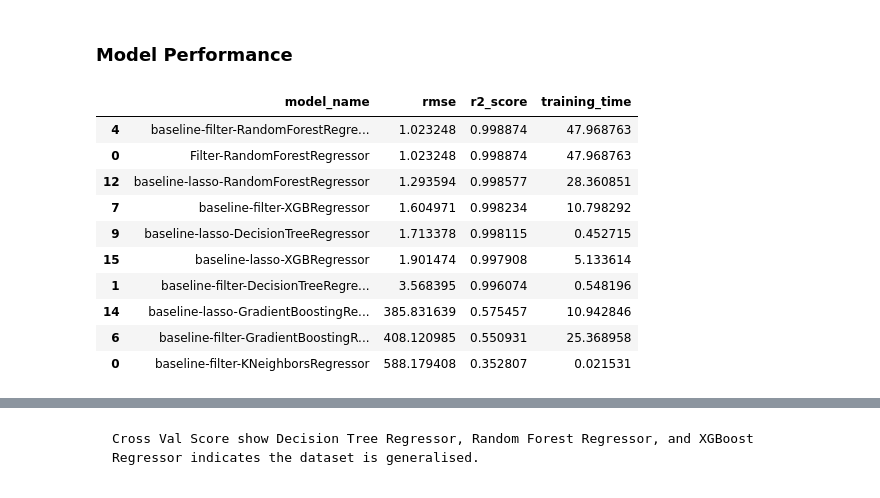
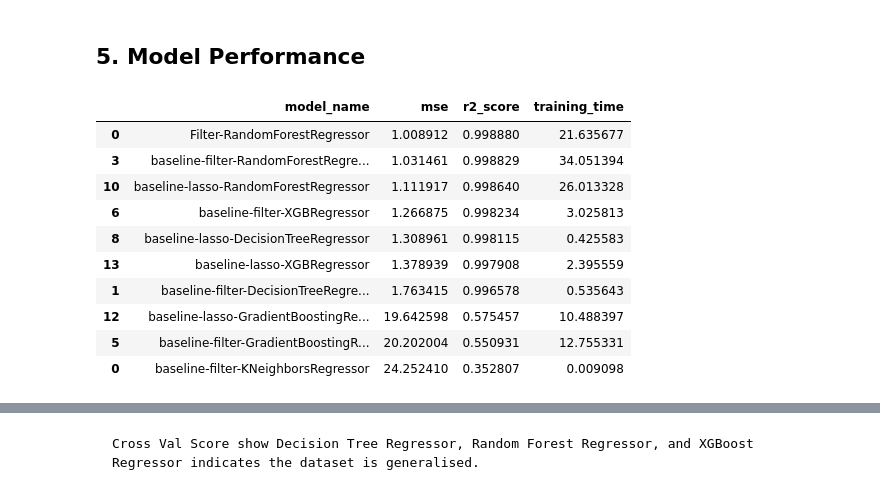
Before and after one commit to DandiMahendris/regression-model-cac, a Jupyter notebook: 04-modelling.ipynb, the cells around one changed output, grey strips where cells are left out. Saved outputs shown, nothing was run; the diff lists cells and outputs as text; code cells hidden in the pictures.

```diff
--- a/04-modelling.ipynb
+++ b/04-modelling.ipynb
@@ -130,7 +140,6 @@ def create_model_object(params: dict) -> list:
     baseline_knn = KNeighborsRegressor()
     baseline_dt = DecisionTreeRegressor()
     baseline_lr = LinearRegression()
-    baseline_svr = SVR()
     baseline_rf = RandomForestRegressor()
     baseline_ada = AdaBoostRegressor()
     baseline_gr = GradientBoostingRegressor()
@@ -141,7 +150,6 @@ def create_model_object(params: dict) -> list:
         {"model_name": baseline_knn.__class__.__name__, "model_object": baseline_knn, "model_uid": ""},
         {"model_name": baseline_dt.__class__.__name__, "model_object": baseline_dt, "model_uid": ""},
         {"model_name": baseline_lr.__class__.__name__, "model_object": baseline_lr, "model_uid": ""},
-        {"model_name": baseline_svr.__class__.__name__, "model_object": baseline_svr, "model_uid": ""},
         {"model_name": baseline_rf.__class__.__name__, "model_object": baseline_rf, "model_uid": ""},
         {"model_name": baseline_ada.__class__.__name__, "model_object": baseline_ada, "model_uid": ""},
         {"model_name": baseline_gr.__class__.__name__, "model_object": baseline_gr, "model_uid": ""},
@@ -191,7 +200,7 @@ def train_eval(configuration_model: str, params: dict, hyperparams_model: list =
 
         # Evaluation
         y_predict = model["model_object"].predict(X_valid[data])
-        rmse = mean_squared_error(y_valid[data], y_predict, squared=True)
+        mse = mean_squared_error(y_valid[data], y_predict, squared=False)
         r2 = r2_score(y_valid[data], y_predict)
 
         # Debug message
@@ -207,7 +216,7 @@ def train_eval(configuration_model: str, params: dict, hyperparams_model: list =
         training_log["model_uid"].append(uid)
         training_log["training_time"].append(training_time)
         training_log["training_date"].append(util.time_stamp())
-        training_log["rmse"].append(rmse)
+        training_log["mse"].append(mse)
         training_log["r2_score"].append(r2)
 
         # Collenct current trained model
@@ -234,7 +245,7 @@ def train_eval(configuration_model: str, params: dict, hyperparams_model: list =
 
     for config in X_train:
         # Debug message
-        util.print_debug("Training model based on configuration data: {}".format(config_data))
+        util.print_debug("Training model based on configuration data: {}".format(config))
 
         if hyperparams_model == None:
             list_of_model = create_model_object(params)
@@ -264,7 +275,7 @@ def train_eval(configuration_model: str, params: dict, hyperparams_model: list =
 
             # Evaluation
             y_predict = model["model_object"].predict(X_valid_data)
-            rmse = mean_squared_error(y_valid_data, y_predict, squared=True)
+            mse = mean_squared_error(y_valid_data, y_predict, squared=False)
             r2 = r2_score(y_valid_data, y_predict)
 
             # Debug message
@@ -280,7 +291,7 @@ def train_eval(configuration_model: str, params: dict, hyperparams_model: list =
             training_log["model_uid"].append(uid)
             training_log["training_time"].append(training_time)
             training_log["training_date"].append(util.time_stamp())
-            training_log["rmse"].append(rmse)
+            training_log["mse"].append(mse)
             training_log["r2_score"].append(r2)
 
             # Collenct current trained model
@@ -288,9 +299,11 @@ def train_eval(configuration_model: str, params: dict, hyperparams_model: list =
 
             # Debug Message
             util.print_debug("Model {} has been trained".format(model["model_name"]))
+            util.print_debug("-"*40)
 
         # Collect current trained list of model
         list_of_trained_model[config] = copy.deepcopy(trained_model)
+        util.print_debug("="*40)
 
     # Debug message
     util.print_debug("All combination models and data has been trained.")
@@ -375,7 +388,7 @@ def get_production_model(list_of_model, training_log, params):
             y_pred = prev_production_model["model_data"]["model_object"].predict(X_valid['filter'])
 
             # Re-asses prediction result
-            eval_res = mean_squared_error(y_valid['filter'], y_pred, squared = True)
+            eval_res = mean_squared_error(y_valid['filter'], y_pred, squared = False)
             eval_r2 = r2_score(y_valid['filter'], y_pred)
 
             # Debug message
@@ -385,7 +398,7 @@ def get_production_model(list_of_model, training_log, params):
             util.print_debug("Storing new metrics data to previous model structure.")
 
             # Update their performance log
-            prev_production_model["model_log"]["rmse"] = eval_res
+            prev_production_model["model_log"]["mse"] = eval_res
             prev_production_model["model_log"]["r2_score"] = eval_r2
 
             # Debug message
@@ -407,7 +420,7 @@ def get_production_model(list_of_model, training_log, params):
     util.print_debug("Sorting training log by f1 macro avg and training time.")
 
     # Sort training log by f1 score macro avg and trining time
-    best_model_log = training_log.sort_values(["rmse", "training_time"], ascending = [True, True]).iloc[0]
+    best_model_log = training_log.sort_values(["mse", "training_time"], ascending = [True, True]).iloc[0]
 
     # Debug message
     util.print_debug("Searching model data based on sorted training log.")
@@ -456,20 +469,20 @@ model, production_model_log, training_logs = get_production_model(list_of_traine
 # %% [markdown]
-### **Model Performance**
+## <b>5. Model Performance</b>
 # %%
 pd.set_option('display.max_colwidth', None)
 # pd.reset_option('display.max_colwidth')
-training_logs[["model_name", "rmse", "r2_score", "training_time"]].sort_values(["rmse", "r2_score","training_time"],
+training_logs[["model_name", "mse", "r2_score", "training_time"]].sort_values(["mse", "r2_score","training_time"],
                                                                                ascending=[True, True, True])\
                                                                                    .head(10)
 # %% [output]
-|  | model_name | rmse | r2_score | training_time |
-| 4 | baseline-filter-RandomForestRegre... | 1.023248 | 0.998874 | 47.968763 |
-| 0 | Filter-RandomForestRegressor | 1.023248 | 0.998874 | 47.968763 |
-| 12 | baseline-lasso-RandomForestRegressor | 1.293594 | 0.998577 | 28.360851 |
-| 7 | baseline-filter-XGBRegressor | 1.604971 | 0.998234 | 10.798292 |
-| 9 | baseline-lasso-DecisionTreeRegressor | 1.713378 | 0.998115 | 0.452715 |
-| 15 | baseline-lasso-XGBRegressor | 1.901474 | 0.997908 | 5.133614 |
-| 1 | baseline-filter-DecisionTreeRegre... | 3.568395 | 0.996074 | 0.548196 |
-| 14 | baseline-lasso-GradientBoostingRe... | 385.831639 | 0.575457 | 10.942846 |
-| 6 | baseline-filter-GradientBoostingR... | 408.120985 | 0.550931 | 25.368958 |
-| 0 | baseline-filter-KNeighborsRegressor | 588.179408 | 0.352807 | 0.021531 |
+|  | model_name | mse | r2_score | training_time |
+| 0 | Filter-RandomForestRegressor | 1.008912 | 0.998880 | 21.635677 |
+| 3 | baseline-filter-RandomForestRegre... | 1.031461 | 0.998829 | 34.051394 |
+| 10 | baseline-lasso-RandomForestRegressor | 1.111917 | 0.998640 | 26.013328 |
+| 6 | baseline-filter-XGBRegressor | 1.266875 | 0.998234 | 3.025813 |
+| 8 | baseline-lasso-DecisionTreeRegressor | 1.308961 | 0.998115 | 0.425583 |
+| 13 | baseline-lasso-XGBRegressor | 1.378939 | 0.997908 | 2.395559 |
+| 1 | baseline-filter-DecisionTreeRegre... | 1.763415 | 0.996578 | 0.535643 |
+| 12 | baseline-lasso-GradientBoostingRe... | 19.642598 | 0.575457 | 10.488397 |
+| 5 | baseline-filter-GradientBoostingR... | 20.202004 | 0.550931 | 12.755331 |
+| 0 | baseline-filter-KNeighborsRegressor | 24.252410 | 0.352807 | 0.009098 |
```
Also changed, not shown: parts of 46 cells of this notebook, 40 other files.
